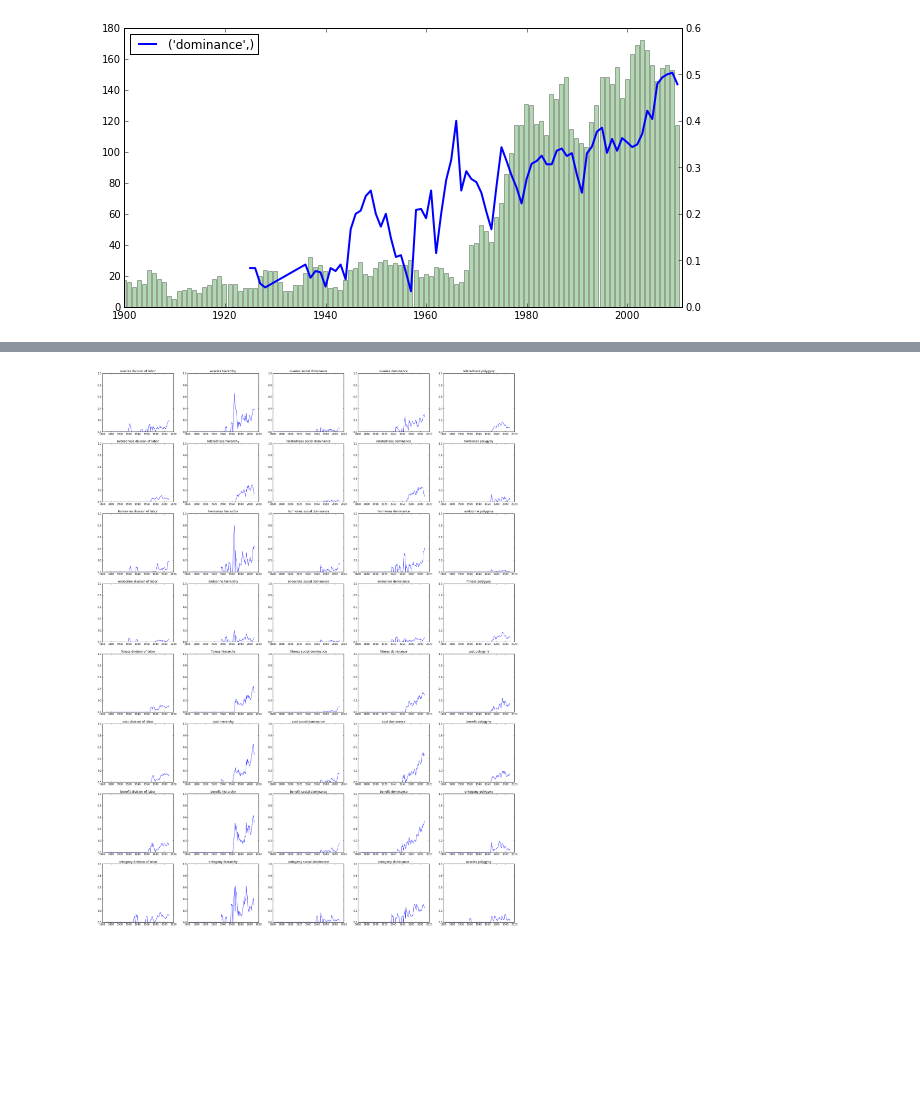
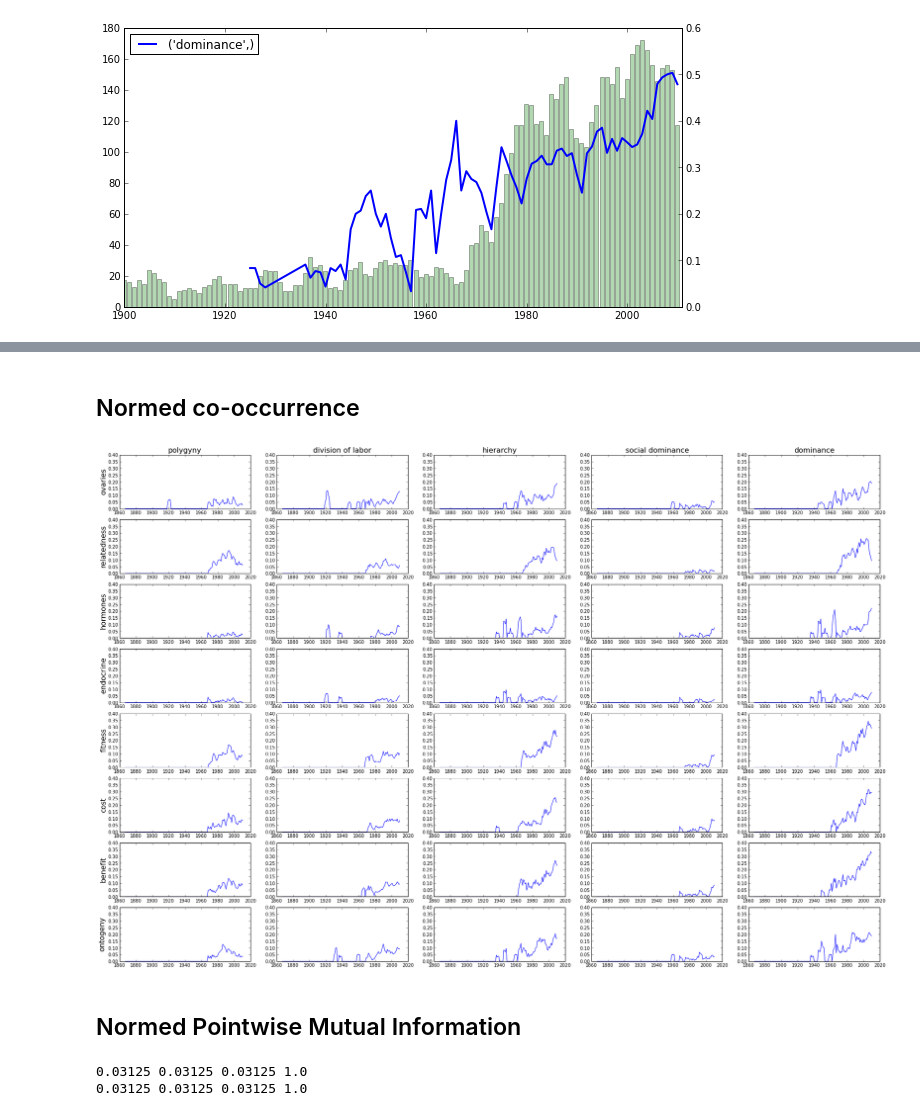
Before and after one commit to erickpeirson/Social-Dominance-in-Polistes, a Jupyter notebook: 20140419 - Guido co-occurrence.ipynb, the cells around one changed output, grey strips where cells are left out. Drawn from its saved outputs; the diff is of its cells as text; code cells hidden in the pictures; blank space fills up the shorter version.

```diff
--- a/20140419 - Guido co-occurrence.ipynb
+++ b/20140419 - Guido co-occurrence.ipynb
@@ -97,23 +97,30 @@ for period,dois in D.axes['date'].iteritems():
         these_ex = []
         these_es = []
         for explanandum in explananda:
+            ex_found = False
             for ex_variant in explanandum:
                 ex_type = len(ex_variant.split())
                 try:
                     if ex_variant in types[ex_type][doi]:
-                        nodes[explanandum[0]] += 1
-                        these_ex.append(explanandum[0])
-                        termcounts[explanandum[0]][period] += 1
+                        if not ex_found:
+                            nodes[explanandum[0]] += 1
+                            these_ex.append(explanandum[0])
+                            termcounts[explanandum[0]][period] += 1
+                            ex_found = True
                 except:
                     pass
+
         for explanans in explanantes:
+            es_found = False
             for es_variant in explanans:
                 es_type = len(es_variant.split())
                 try:
                     if es_variant in types[es_type][doi]:
-                        nodes[explanans[0]] += 1
-                        these_es.append(explanans[0])
-                        termcounts[explanans[0]][period] += 1
+                        if not es_found:
+                            nodes[explanans[0]] += 1
+                            these_es.append(explanans[0])
+                            termcounts[explanans[0]][period] += 1
+                            es_found = True
                 except:
                     pass
         for ex in these_ex:
@@ -173,12 +184,14 @@ for explanans in explanantes:
     N_ = np.array([ float(len(D.axes['date'][d])) for d in skeys ])
     ax2.plot(skeys, C/N_, label=explanans[0], lw=3, color=c(t))
     t += 20
+    tf[explanans[0]] = { skeys[i]:C[i]/N_[i] for i in xrange(len(skeys)) }
 for explanandum in explananda:
     skeys = sorted(termcounts[explanandum[0]])
     C = np.array([termcounts[explanandum[0]][k] for k in skeys])
     N_ = np.array([ float(len(D.axes['date'][d])) for d in skeys ])
     ax2.plot(skeys, C/N_, label=explanandum[0], lw=3, color=c(t))
     t += 20
+    tf[explanandum[0]] = { skeys[i]:C[i]/N_[i] for i in xrange(len(skeys)) }
 
 plt.yscale('log')
 ax2.legend(loc=2)
@@ -215,28 +224,42 @@ plt.show()
 # %%
 N_s = len(explanantes)
 N_x = len(explananda)
+# %% [markdown]
+## Normed co-occurrence
 # %%
-fig = figure(figsize=(30,40))
+fig = figure(figsize=(30,20))
 
 skeys = sorted(results.graphs.keys())
 
-for i in xrange(N_s):
-    for j in xrange(N_x):
-        t = i*N_x + j
-        ax = plt.subplot(N_s, N_x, t)
+for i in xrange(N_x):
+    for j in xrange(N_s):
+        t = i*N_s + j + 1
+        ax = plt.subplot(N_x, N_s, t)
 
         ex = explananda[j][0]
         es = explanantes[i][0]
 
         svalues = []
         for k in skeys:
             g = results.graphs[k]
             try:
                 svalues.append(float(g[ex][es]['weight'])/len(D.axes['date'][k]))
             except KeyError:
                 svalues.append(0.)
+
+
+        if i == 0:
+            plt.title(ex, fontdict={'size':'16'})
+
+        if j == 0:
+            plt.ylabel(es, fontdict={'size':'16'})
+
+#        if q == 0 and w == N_s - 1:
+#            plt.legend(bbox_to_anchor=(2,1))
+
         ax.plot(skeys, svalues)
-        plt.ylim(0.,1.0)
-        plt.title(es+' '+ex)
+        plt.ylim(0.,.4)
 # %% [output]
-[figure, old version]
+[figure, new version]
+# %% [markdown]
+## Normed Pointwise Mutual Information
@@ -242,0 +280,24 @@ for i in xrange(N_s):
+# %%
+for q in xrange(N_x):
+    a = explanantes[q][0]
+    for w in xrange(N_s):
+        b = explananda[w][0]
+
+        for t in xrange(T):
+            i = 1872 + t
+
+            p_x = tf[a][i]
+            p_y = tf[b][i]
+            try:
+                p_xy = float(results.graphs[i][a][b]['weight'])/len(D.axes['date'][i])
+            except KeyError:
+                p_xy = 0.
+            if p_x != 0 and p_y != 0:
+                if pmi > 1:
+                    print p_x, p_y, p_xy, pmi
+                pmi = (log( p_xy /( p_x * p_y ) ))/( -1 * log(p_xy) )
+                if pmi > 0.:
+                    nPMI[q,w,t] = pmi
+# %% [output]
+0.03125 0.03125 0.03125 1.0
+0.03125 0.03125 0.03125 1.0
```
Also changed, not shown: parts of 10 cells of this notebook, 4 other files.
